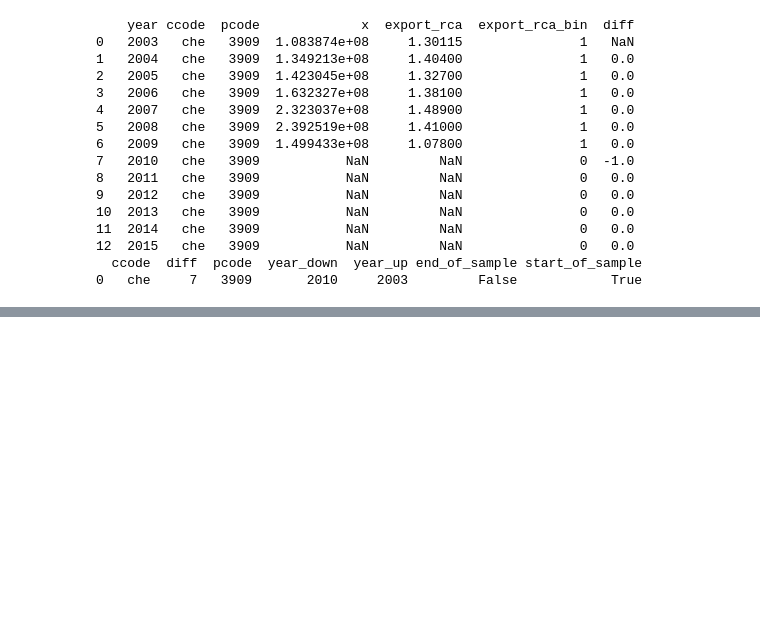
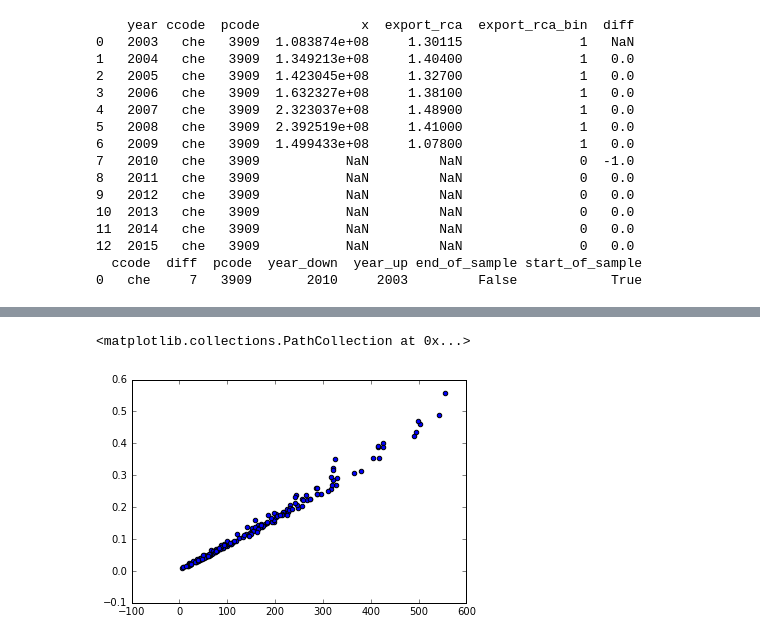
Before and after one commit to matuteiglesias/Complexity_explorations, a Jupyter notebook: Complexity.ipynb, the cells around one changed output, grey strips where cells are left out. Drawn from its saved outputs; the diff is of its cells as text; code cells hidden in the pictures; blank space fills up the shorter version.

```diff
--- a/Complexity.ipynb
+++ b/Complexity.ipynb
@@ -122,12 +174,12 @@ print summarize(complete(('che',3909)))
 # %%
 #To make calculations faster, do them with small data
-keys_select = wtg.groups.keys()[:10] #There is a strange bug with this, if you take bigger data, you get the error below..
-data = pd.DataFrame([])
+# keys_select = wtg.groups.keys()[:10] #There is a strange bug with this, if you take bigger data, you get the error below..
+# data = pd.DataFrame([])
 
 #Append all summary tables
-for key in keys_select:
-    data = data.append(pd.DataFrame(summarize(complete(key))), ignore_index=True)
+# for key in keys_select:
+#     data = data.append(pd.DataFrame(summarize(complete(key))), ignore_index=True)
 
-data
+# data
 
 #Next step is to add density col
@@ -163,0 +299,7 @@ ValueError: cannot reindex from a duplicate axis
+# %%
+df = data.groupby(['ccode'])['ccode','years_start','Density','Diversity'].mean()
+plt.scatter(df['Diversity'], df['Density'])
+# plt.xscale('log')
+# %% [output]
+<matplotlib.collections.PathCollection at 0x...>
+[figure, added]
```
Also changed, not shown: parts of 17 cells of this notebook, 3 other files.
